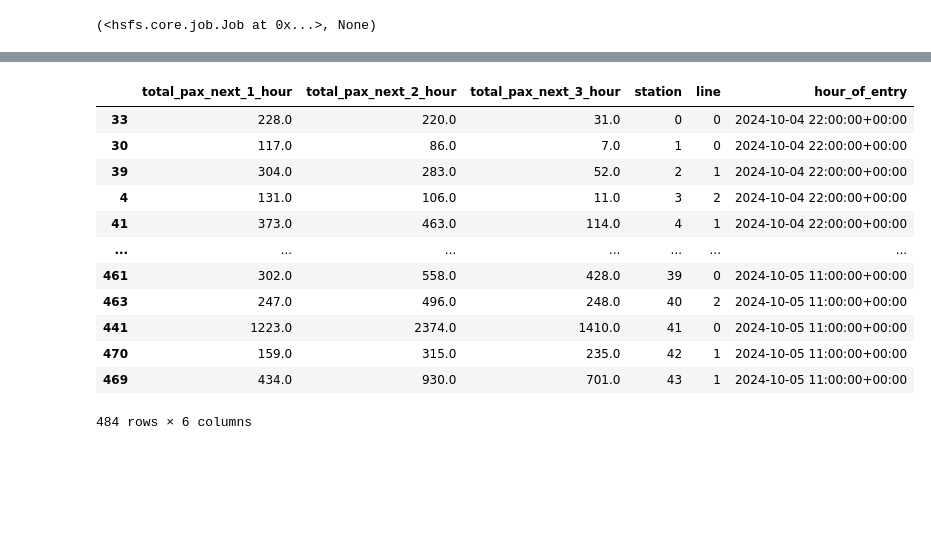
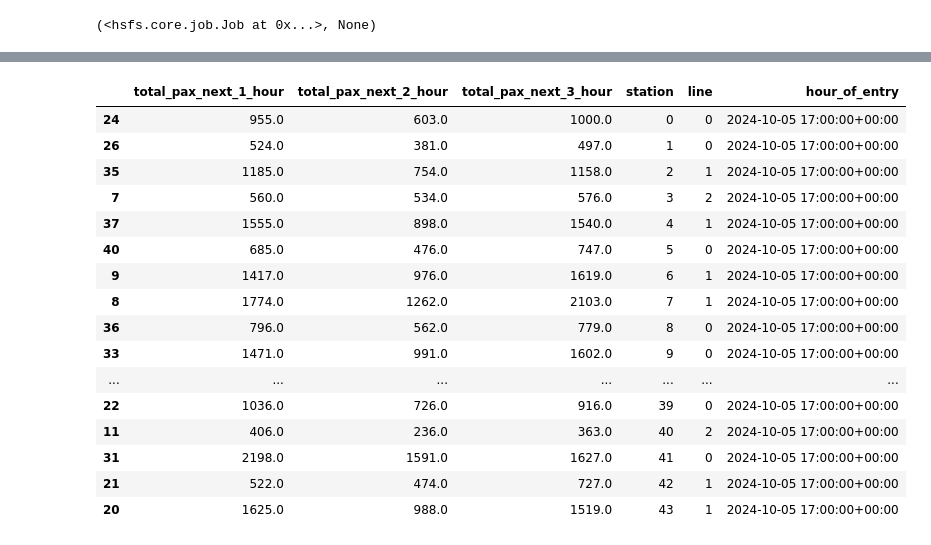
Before and after one commit to simonmontt/Passenger-Flow-Prediction-CABA, a Jupyter notebook: inference_pipeline.ipynb, the cells around one changed output, grey strips where cells are left out. Drawn from its saved outputs; the diff is of its cells as text; code cells hidden in the pictures; blank space fills up the shorter version.

```diff
--- a/inference_pipeline.ipynb
+++ b/inference_pipeline.ipynb
@@ -152,9 +152,9 @@ https://c.app.hopsworks.ai/p/603286/jobs/named/model_predictions_feature_group__
 # %%
 from src.inferencesm import load_predictions_from_store
 current_time = datetime.now().replace(minute=0, second=0, microsecond=0)
-from_hour_of_entry = current_time
-to_hour_of_entry = from_hour_of_entry - timedelta(hours=1)
-load_predictions_from_store(from_hour_of_entry, to_hour_of_entry)
+#from_hour_of_entry = current_time
+to_hour_of_entry = current_time -timedelta(hours=1)
+load_predictions_from_store(to_hour_of_entry)
 # %% [output]
 Connected. Call `.close()` to terminate connection gracefully.
 Feature view model_predictions_feature_view_ already exists. Skipping creation. Error: Metadata operation error: (url: https://c.app.hopsworks.ai/hopsworks-api/api/project/603286/featurestores/599109/ ...
@@ -164,13 +164,17 @@ Finished: Reading data from Hopsworks, using Hopsworks Feature Query Service (0.
 |  | total_pax_next_1_hour | total_pax_next_2_hour | total_pax_next_3_hour | station | line | hour_of_entry |
-| 33 | 228.0 | 220.0 | 31.0 | 0 | 0 | 2024-10-04 22:00:00+00:00 |
-| 30 | 117.0 | 86.0 | 7.0 | 1 | 0 | 2024-10-04 22:00:00+00:00 |
-| 39 | 304.0 | 283.0 | 52.0 | 2 | 1 | 2024-10-04 22:00:00+00:00 |
-| 4 | 131.0 | 106.0 | 11.0 | 3 | 2 | 2024-10-04 22:00:00+00:00 |
-| 41 | 373.0 | 463.0 | 114.0 | 4 | 1 | 2024-10-04 22:00:00+00:00 |
+| 24 | 955.0 | 603.0 | 1000.0 | 0 | 0 | 2024-10-05 17:00:00+00:00 |
+| 26 | 524.0 | 381.0 | 497.0 | 1 | 0 | 2024-10-05 17:00:00+00:00 |
+| 35 | 1185.0 | 754.0 | 1158.0 | 2 | 1 | 2024-10-05 17:00:00+00:00 |
+| 7 | 560.0 | 534.0 | 576.0 | 3 | 2 | 2024-10-05 17:00:00+00:00 |
+| 37 | 1555.0 | 898.0 | 1540.0 | 4 | 1 | 2024-10-05 17:00:00+00:00 |
+| 40 | 685.0 | 476.0 | 747.0 | 5 | 0 | 2024-10-05 17:00:00+00:00 |
+| 9 | 1417.0 | 976.0 | 1619.0 | 6 | 1 | 2024-10-05 17:00:00+00:00 |
+| 8 | 1774.0 | 1262.0 | 2103.0 | 7 | 1 | 2024-10-05 17:00:00+00:00 |
+| 36 | 796.0 | 562.0 | 779.0 | 8 | 0 | 2024-10-05 17:00:00+00:00 |
+| 33 | 1471.0 | 991.0 | 1602.0 | 9 | 0 | 2024-10-05 17:00:00+00:00 |
 | ... | ... | ... | ... | ... | ... | ... |
-| 461 | 302.0 | 558.0 | 428.0 | 39 | 0 | 2024-10-05 11:00:00+00:00 |
-| 463 | 247.0 | 496.0 | 248.0 | 40 | 2 | 2024-10-05 11:00:00+00:00 |
-| 441 | 1223.0 | 2374.0 | 1410.0 | 41 | 0 | 2024-10-05 11:00:00+00:00 |
-| 470 | 159.0 | 315.0 | 235.0 | 42 | 1 | 2024-10-05 11:00:00+00:00 |
-| 469 | 434.0 | 930.0 | 701.0 | 43 | 1 | 2024-10-05 11:00:00+00:00 |
+| 22 | 1036.0 | 726.0 | 916.0 | 39 | 0 | 2024-10-05 17:00:00+00:00 |
+| 11 | 406.0 | 236.0 | 363.0 | 40 | 2 | 2024-10-05 17:00:00+00:00 |
+| 31 | 2198.0 | 1591.0 | 1627.0 | 41 | 0 | 2024-10-05 17:00:00+00:00 |
+| 21 | 522.0 | 474.0 | 727.0 | 42 | 1 | 2024-10-05 17:00:00+00:00 |
+| 20 | 1625.0 | 988.0 | 1519.0 | 43 | 1 | 2024-10-05 17:00:00+00:00 |
-484 rows × 6 columns
```
Also changed, not shown: parts of 6 cells of this notebook, 2 other files.
